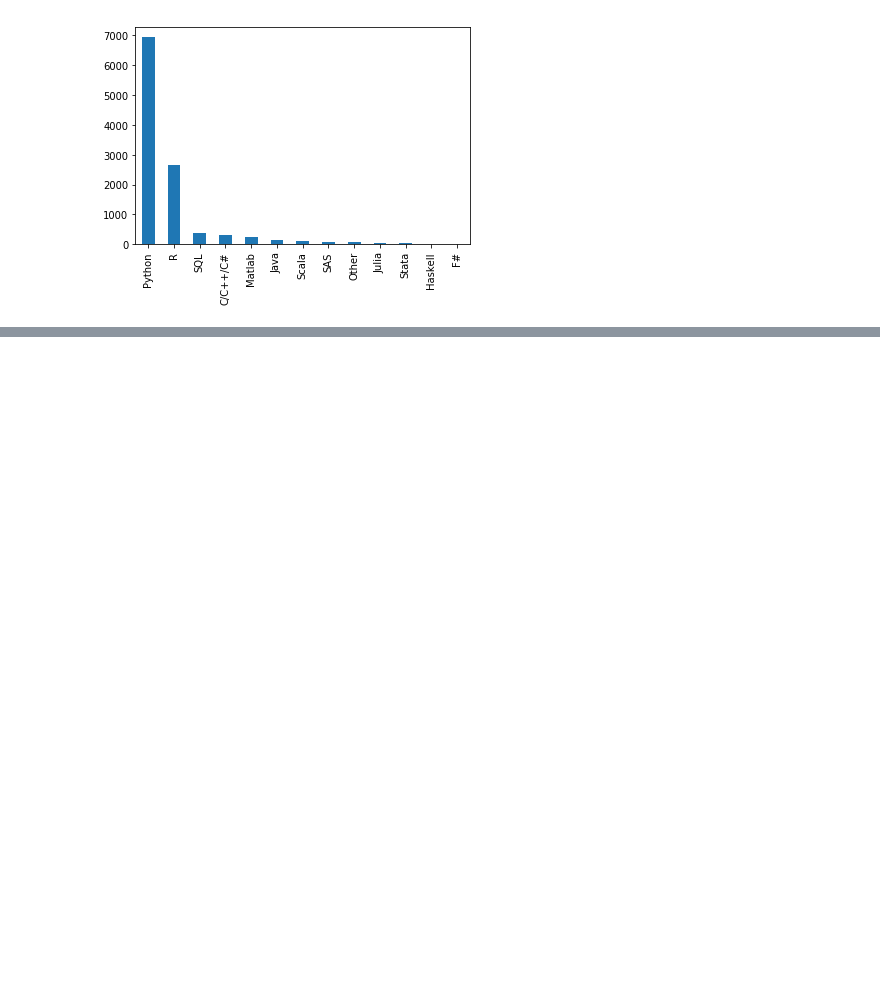
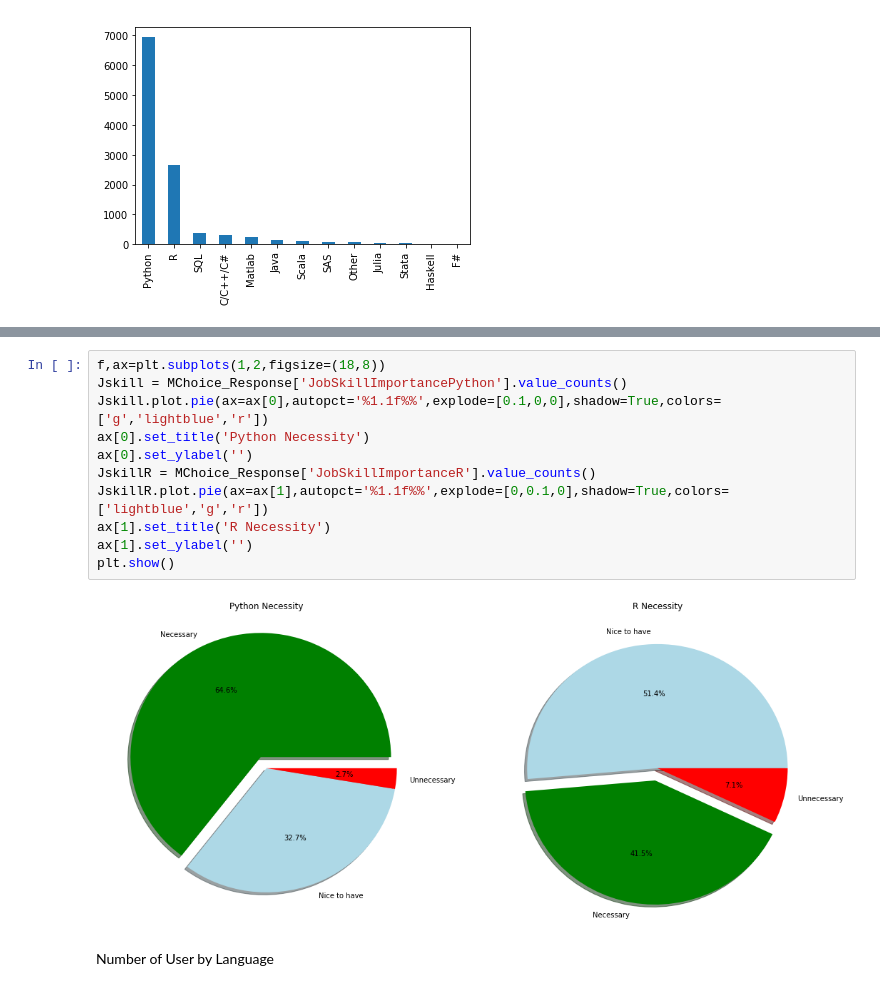
Before and after one commit to ArshadKhurshid/DataScience-Survey, a Jupyter notebook: ML_Kaggle_DS_Survey.ipynb, the cells around one changed output, grey strips where cells are left out. Cells and saved outputs as stored; diff of their text form; blank space fills up the shorter version.

```diff
--- a/ML_Kaggle_DS_Survey.ipynb
+++ b/ML_Kaggle_DS_Survey.ipynb
@@ -465,0 +527,15 @@ plt.show()
+# %%
+f,ax=plt.subplots(1,2,figsize=(18,8))
+Jskill = MChoice_Response['JobSkillImportancePython'].value_counts()
+Jskill.plot.pie(ax=ax[0],autopct='%1.1f%%',explode=[0.1,0,0],shadow=True,colors=['g','lightblue','r'])
+ax[0].set_title('Python Necessity')
+ax[0].set_ylabel('')
+JskillR = MChoice_Response['JobSkillImportanceR'].value_counts()
+JskillR.plot.pie(ax=ax[1],autopct='%1.1f%%',explode=[0,0.1,0],shadow=True,colors=['lightblue','g','r'])
+ax[1].set_title('R Necessity')
+ax[1].set_ylabel('')
+plt.show()
+# %% [output]
+[figure, added]
+# %% [markdown]
+Number of User by Language
```
Also changed, not shown: parts of 9 cells of this notebook.
